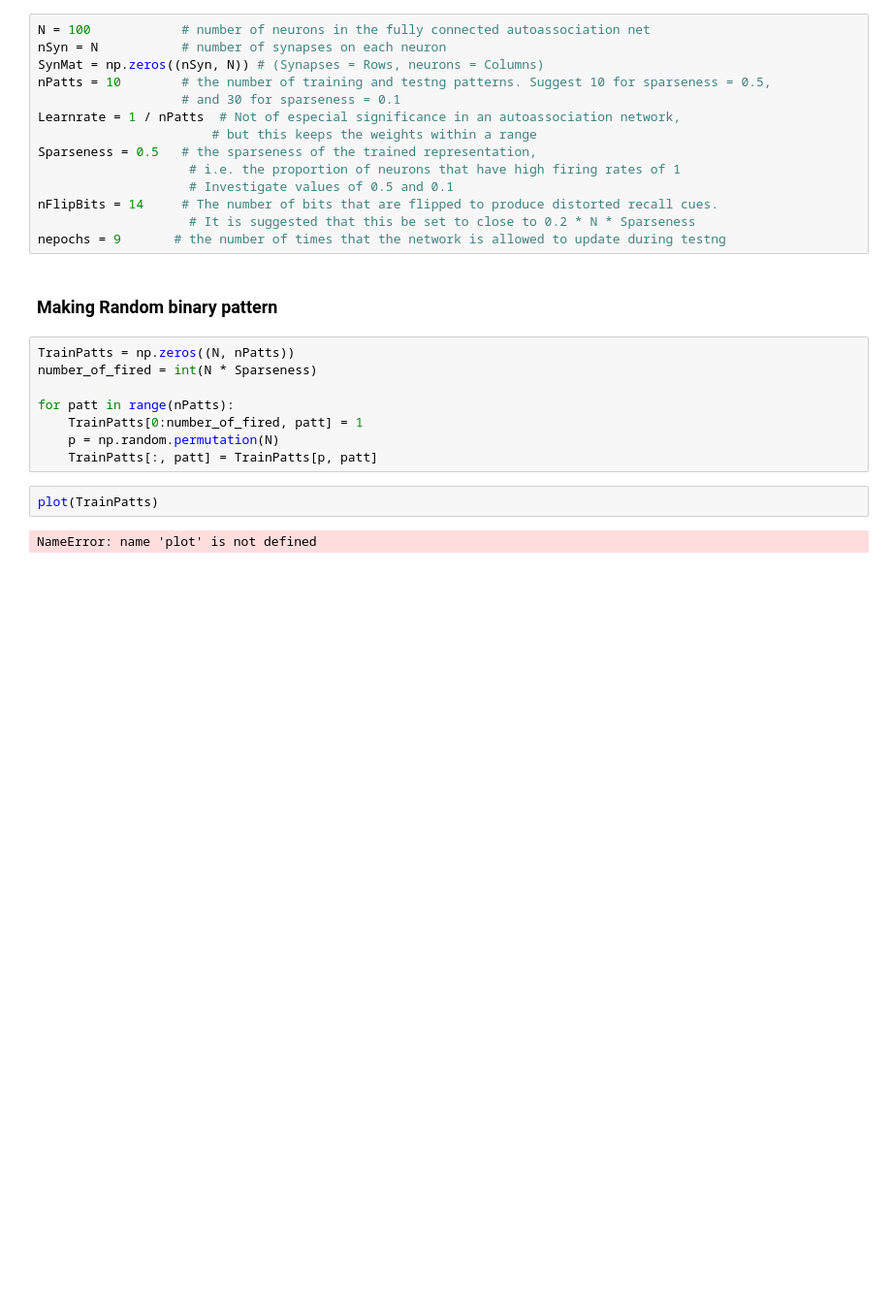
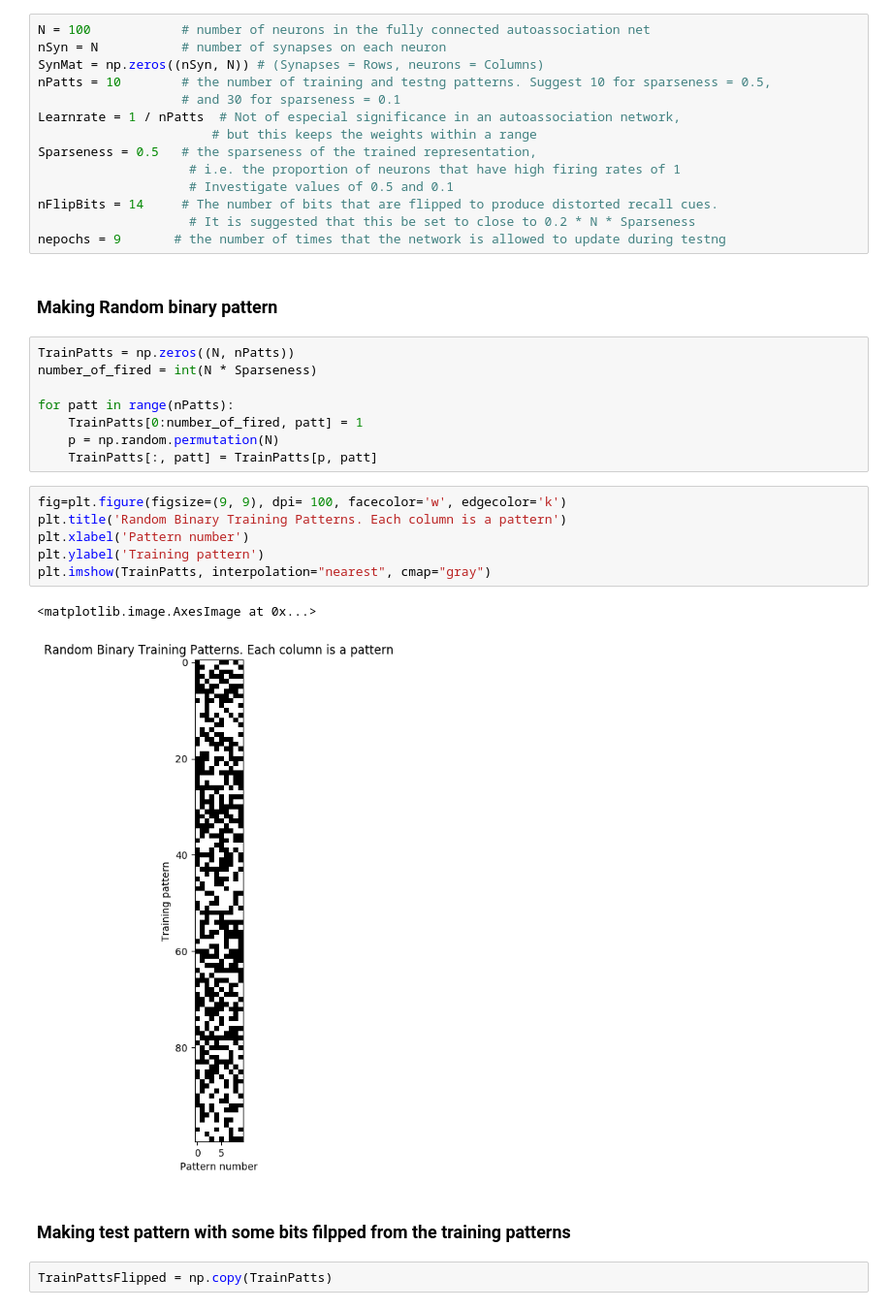
Before and after one commit to HyunsuLee/TIL, a Jupyter notebook: Comp_Neuro/Rolls_appenD_autoasso.ipynb, the cells around one changed output. Shown at 97% size. Drawn from its saved outputs; the diff is of its cells as text; blank space fills up the shorter version.

```diff
--- a/Comp_Neuro/Rolls_appenD_autoasso.ipynb
+++ b/Comp_Neuro/Rolls_appenD_autoasso.ipynb
@@ -49,7 +48,16 @@ for patt in range(nPatts):
     TrainPatts[0:number_of_fired, patt] = 1
     p = np.random.permutation(N)
     TrainPatts[:, patt] = TrainPatts[p, patt]
-# %%
-plot(TrainPatts)
-# %% [output]
-NameError: name 'plot' is not defined
+# %%
+fig=plt.figure(figsize=(9, 9), dpi= 100, facecolor='w', edgecolor='k')
+plt.title('Random Binary Training Patterns. Each column is a pattern')
+plt.xlabel('Pattern number')
+plt.ylabel('Training pattern')
+plt.imshow(TrainPatts, interpolation="nearest", cmap="gray")
+# %% [output]
+<matplotlib.image.AxesImage at 0x...>
+[figure, added]
+# %% [markdown]
+### Making test pattern with some bits filpped from the training patterns
+# %%
+TrainPattsFlipped = np.copy(TrainPatts)
```
Also changed, not shown: parts of 9 cells of this notebook.
